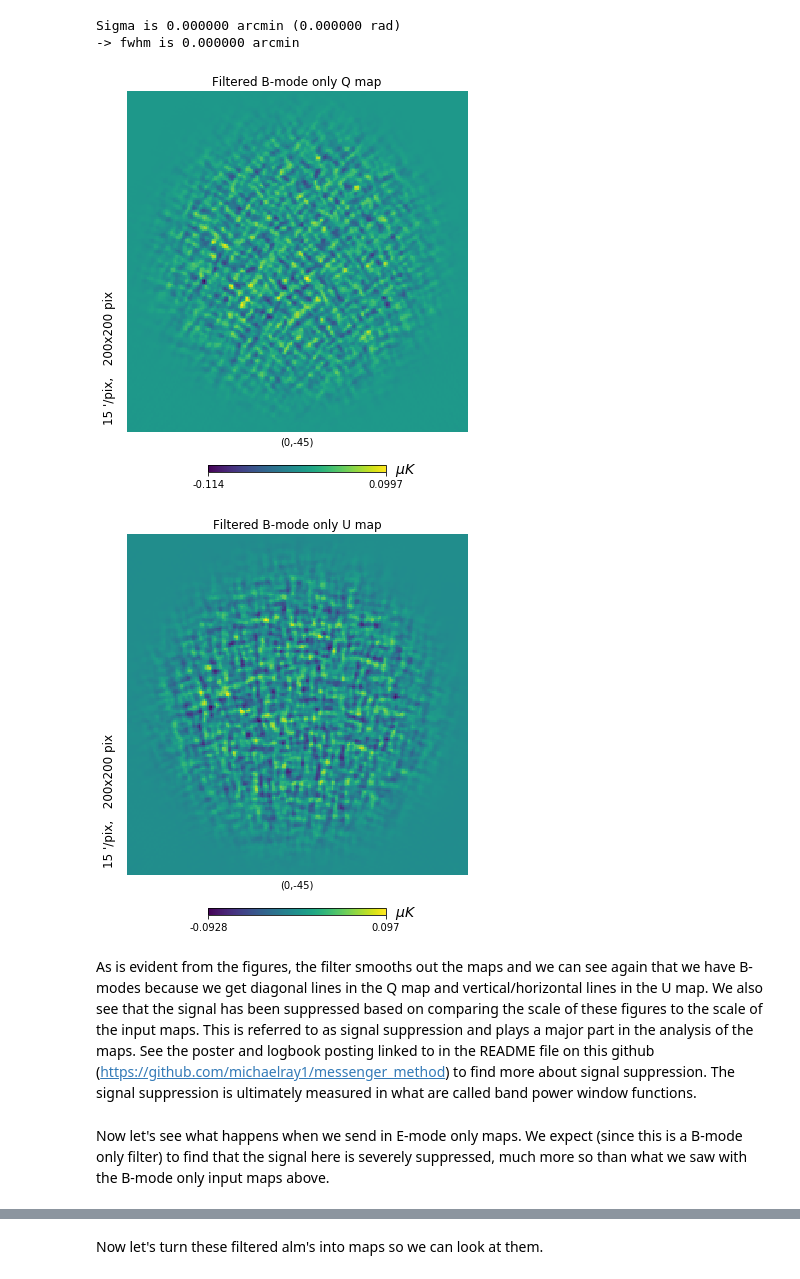
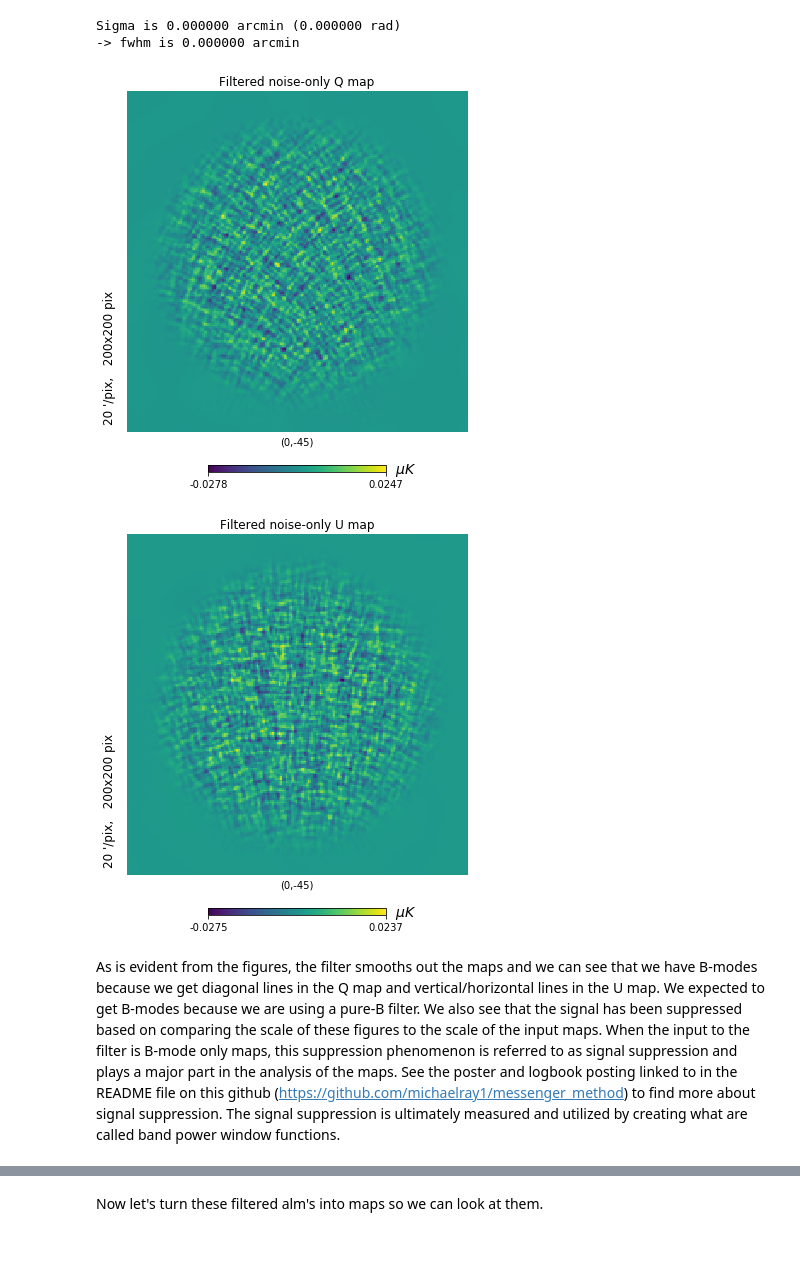
Before and after one commit to michaelray1/messenger_method, a Jupyter notebook: Mod_mess Demonstration.ipynb, the cells around one changed output, grey strips where cells are left out. Drawn from its saved outputs; the diff is of its cells as text; code cells hidden in the pictures; blank space fills up the shorter version.

```diff
--- a/Mod_mess Demonstration.ipynb
+++ b/Mod_mess Demonstration.ipynb
@@ -120,0 +120,4 @@ Let's take a look at this B-mode only map.
+# %%
+noise_maps = hp.read_map('/Users/Michaelray/Documents/Bischoff Research/Messenger Method/Code Demonstration/cmbs4_04_noise_f095_b24_ellmin30_map_0512_mc_0000.fits', field=(0,1,2))
+noise_maps = noise_maps*1e6
+noise_maps[np.where(np.isnan(noise_maps))] = 0.0
@@ -141,6 +148,6 @@ We can visually see (although it takes a bit of a trained eye to see this) that
 # %%
 start_time = time.clock()
-out_balms = mmwf.filter_map_pureB(data = bmaps)
+out_noise_alms = mmwf.filter_map_pureB(data = noise_maps)
 computation_time = time.clock() - start_time
 print("Computation time (seconds) = ", computation_time)
 # %% [output]
@@ -170,18 +177,16 @@ print(Nsph*2)
 # %% [markdown]
 As can be seen above, the size of our output maps is the same as Nsph * 2. Our output is the spherical harmonic coefficients for E and B modes. At the end of our iterative scheme, however, we explicitly project out the E-mode components. So the first Nsph entries in the filtered_maps object are all zeros. The last Nsph are what we actually care about. These are the B-mode spherical harmonic coefficients. Let's turn these into I, Q, and U maps so we can look at them.
 # %%
-balms = np.array([np.zeros(Nsph), out_balms[:Nsph], out_balms[Nsph:]])
-filtered_bmaps = hp.alm2map(balms, nside=Nside, lmax=Ellmax, pol=True)
+noise_alms = np.array([np.zeros(Nsph), out_noise_alms[:Nsph], out_noise_alms[Nsph:]])
+filtered_noise_maps = hp.alm2map(noise_alms, nside=Nside, lmax=Ellmax, pol=True)
 # %% [output]
 Sigma is 0.000000 arcmin (0.000000 rad)
 -> fwhm is 0.000000 arcmin
 # %%
-hp.gnomview(filtered_bmaps[1,:], title='Filtered B-mode only Q map', unit = '$\mu K$', reso=15, rot=(0, -45))
-hp.gnomview(filtered_bmaps[2,:], title='Filtered B-mode only U map', unit = '$\mu K$', reso=15, rot=(0, -45))
+hp.gnomview(filtered_noise_maps[1,:], title='Filtered noise-only Q map', unit = '$\mu K$', reso=20, rot=(0, -45))
+hp.gnomview(filtered_noise_maps[2,:], title='Filtered noise-only U map', unit = '$\mu K$', reso=20, rot=(0, -45))
 # %% [output]
-[figure, old version]
+[figure, new version]
-[figure, old version]
+[figure, new version]
 # %% [markdown]
-As is evident from the figures, the filter smooths out the maps and we can see again that we have B-modes because we get diagonal lines in the Q map and vertical/horizontal lines in the U map. We also see that the signal has been suppressed based on comparing the scale of these figures to the scale of the input maps. This is referred to as signal suppression and plays a major part in the analysis of the maps. See the poster and logbook posting linked to in the README file on this github (https://github.com/michaelray1/messenger_method) to find more about signal suppression. The signal suppression is ultimately measured in what are called band power window functions.
+As is evident from the figures, the filter smooths out the maps and we can see that we have B-modes because we get diagonal lines in the Q map and vertical/horizontal lines in the U map. We expected to get B-modes because we are using a pure-B filter. We also see that the signal has been suppressed based on comparing the scale of these figures to the scale of the input maps. When the input to the filter is B-mode only maps, this suppression phenomenon is referred to as signal suppression and plays a major part in the analysis of the maps. See the poster and logbook posting linked to in the README file on this github (https://github.com/michaelray1/messenger_method) to find more about signal suppression. The signal suppression is ultimately measured and utilized by creating what are called band power window functions.
-# %% [markdown]
-Now let's see what happens when we send in E-mode only maps. We expect (since this is a B-mode only filter) to find that the signal here is severely suppressed, much more so than what we saw with the B-mode only input maps above.
```
Also changed, not shown: parts of 35 cells of this notebook.
